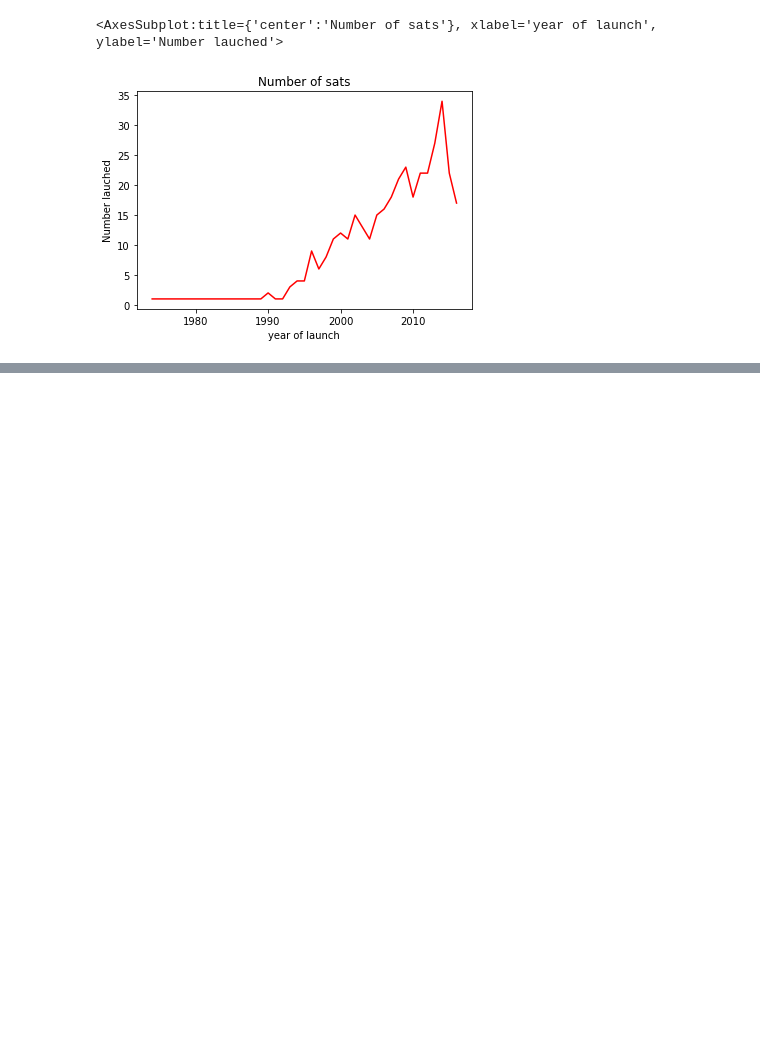
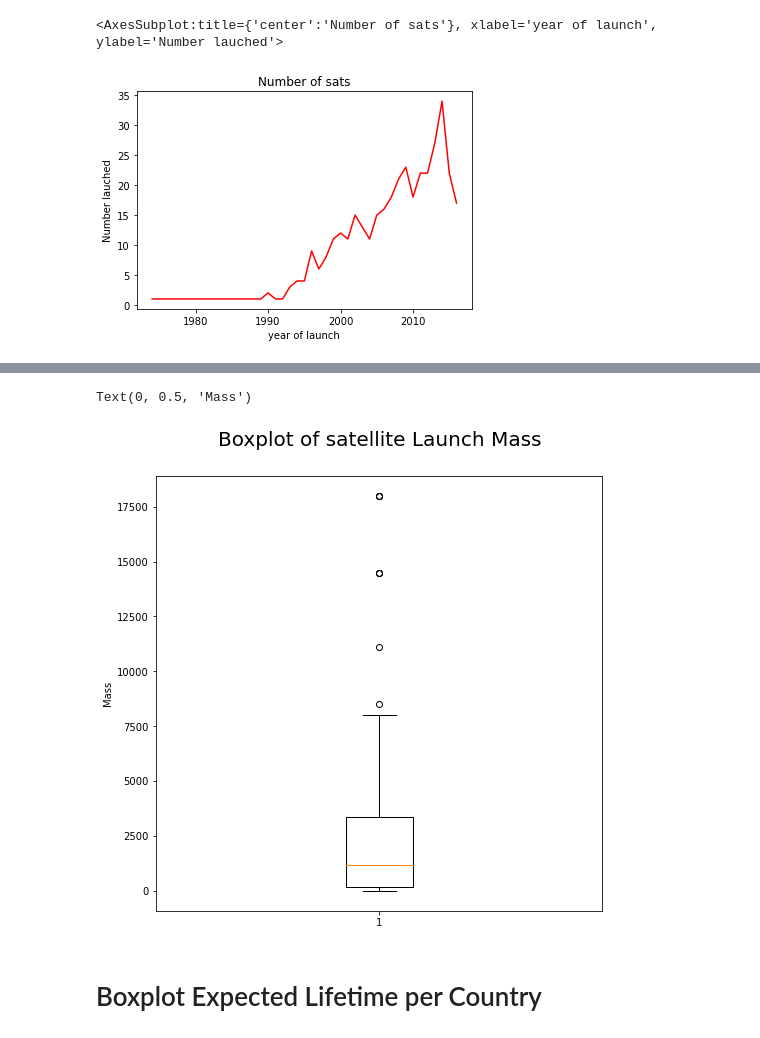
Before and after one commit to NickSamboni/AnalysingSatData, a Jupyter notebook: satellite.ipynb, the cells around one changed output, grey strips where cells are left out. Saved outputs shown, nothing was run; the diff lists cells and outputs as text; code cells hidden in the pictures; blank space fills up the shorter version.

```diff
--- a/satellite.ipynb
+++ b/satellite.ipynb
@@ -169,0 +201,16 @@ y.plot(kind='barh',
+# %%
+for i in data.index:
+    if data.loc[i,'LaunchMass'] == '5,000+':
+        data.loc[i,'LaunchMass'] = 5000
+
+data.LaunchMass = pd.to_numeric(data.LaunchMass)
+# %%
+fig, ax = plt.subplots(figsize=(8,8))
+plt.boxplot(data[data['LaunchMass'].notnull()].LaunchMass)
+plt.title("Boxplot of satellite Launch Mass", fontdict = {'fontsize':20}, pad = 30.0)
+plt.ylabel("Mass")
+# %% [output]
+Text(0, 0.5, 'Mass')
+[figure, added]
+# %% [markdown]
+# Boxplot Expected Lifetime per Country
```
Also changed, not shown: parts of 11 cells of this notebook.
